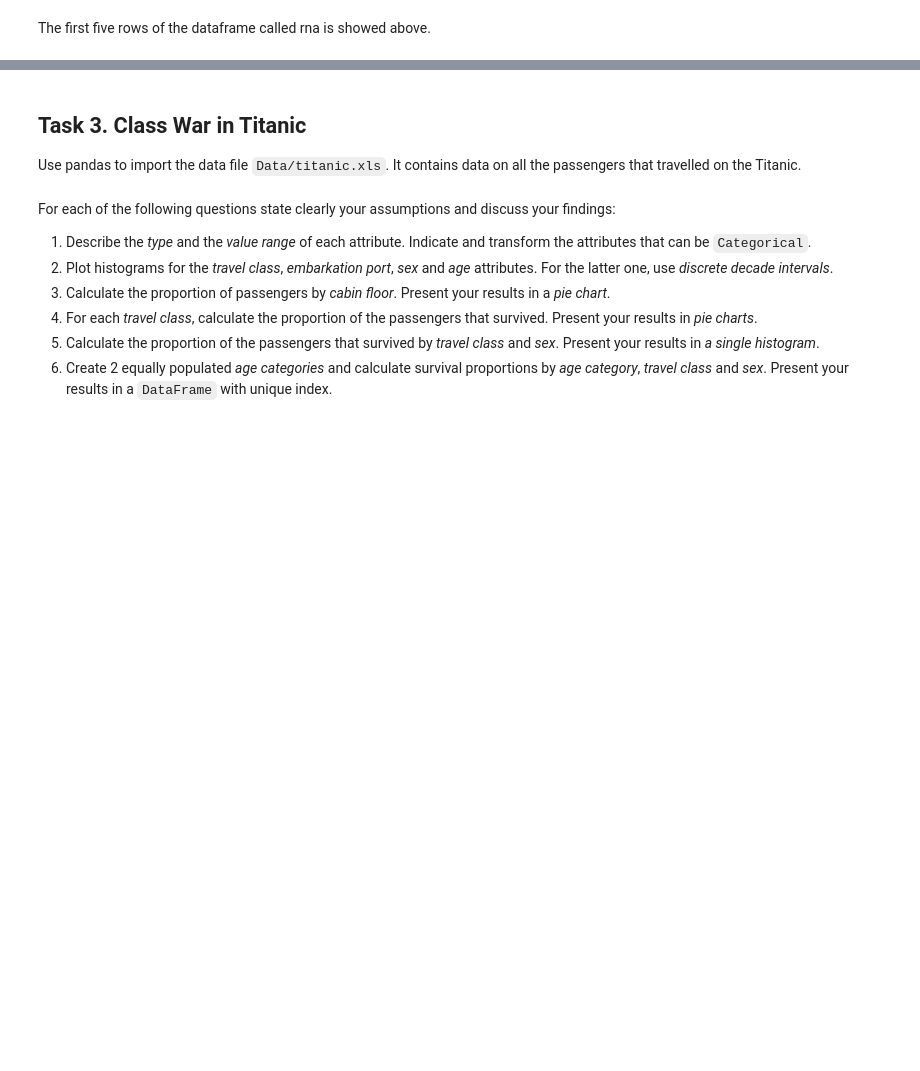
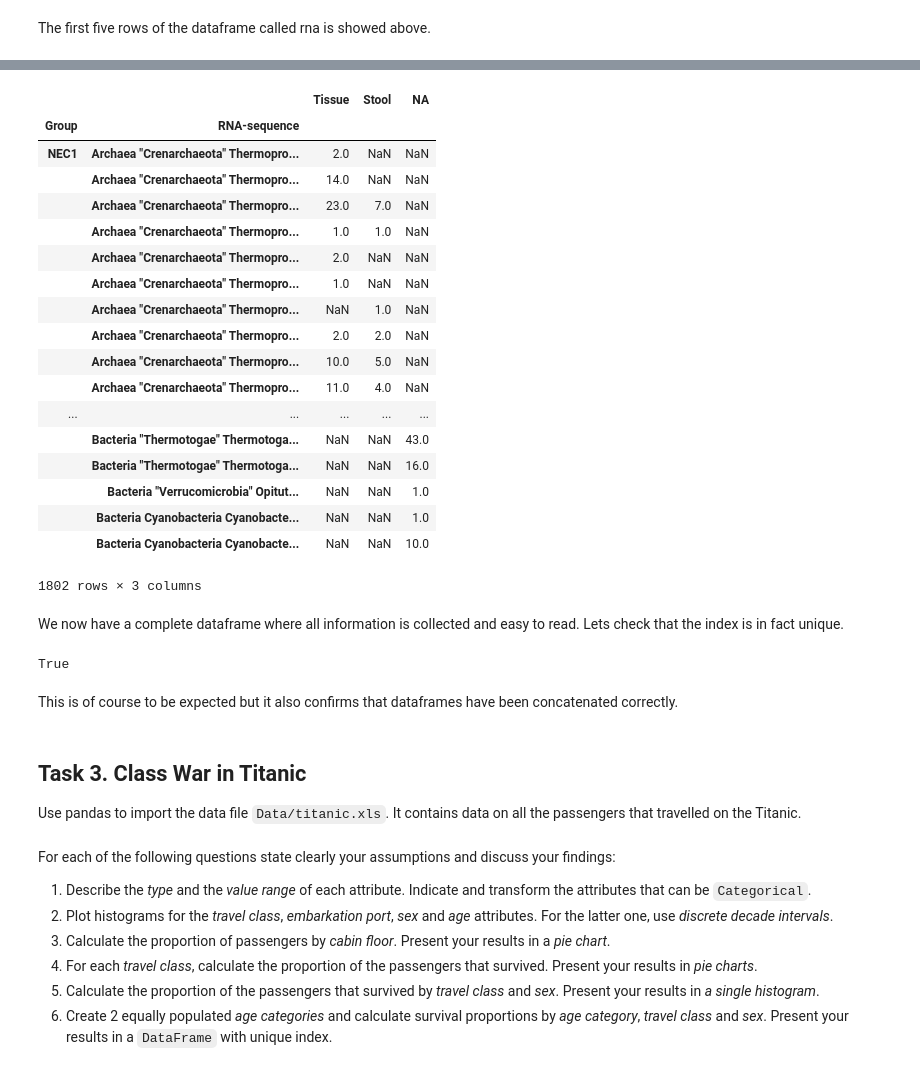
Before and after one commit to sourabhlal/ada2017, a Jupyter notebook: 01 - Pandas and Data Wrangling/Homework 1.ipynb, the cells around one changed output, grey strips where cells are left out. Saved outputs shown, nothing was run; the diff lists cells and outputs as text; code cells hidden in the pictures; blank space fills up the shorter version.

```diff
--- a/01 - Pandas and Data Wrangling/Homework 1.ipynb
+++ b/01 - Pandas and Data Wrangling/Homework 1.ipynb
@@ -49,3 +72,55 @@ The first five rows of the dataframe called rna is showed above.
+# %%
+filenames = ["MID1.xls","MID2.xls","MID3.xls","MID4.xls","MID5.xls","MID6.xls","MID7.xls","MID8.xls","MID9.xls"]
+d = {} #dictionary created
+
+for filename in filenames[1:5]: #reading files with tissue data
+    d[filename] = pd.read_excel(filename, 'Sheet 1', index_col=0, header=None, names=['Tissue'])
+
+for filename in filenames[5:9]: #reading files with stool data
+    d[filename] = pd.read_excel(filename, 'Sheet 1', index_col=0, header=None, names=['Stool'])
+
+d['MID1.xls'] = pd.read_excel(filename, 'Sheet 1', index_col=0, header=None, names=['NA']) #reading file with NA data
+# %%
+NEC1 = pd.concat([d['MID2.xls'],d['MID6.xls']],axis=1) #concatenating dataframes concerning group NEC1
+Control1 = pd.concat([d['MID3.xls'],d['MID7.xls']],axis=1) #concatenating dataframes concerning group Control1
+NEC2 = pd.concat([d['MID4.xls'],d['MID8.xls']],axis=1) #concatenating dataframes concerning group NEC2
+Control2 = pd.concat([d['MID5.xls'],d['MID9.xls']],axis=1) #concatenating dataframes concerning group Control2
+rna = pd.concat([NEC1,Control1,NEC2,Control2,d['MID1.xls']],keys=['NEC1','Control1','NEC2','Control2','Extraction Control']) #Concatenating all
+# %%
+rna.index.names = ['Group','RNA-sequence'] #Index names are changed
+rna.replace(np.nan,'Unknown') #NaA replaced
+rna = rna[['Tissue','Stool','NA']]  #Order of columns changed
+rna
+# %% [output]
+|  |  | Tissue | Stool | NA |
+| Group | RNA-sequence |  |  |  |
+| NEC1 | Archaea "Crenarchaeota" Thermopro... | 2.0 | NaN | NaN |
+|  | Archaea "Crenarchaeota" Thermopro... | 14.0 | NaN | NaN |
+|  | Archaea "Crenarchaeota" Thermopro... | 23.0 | 7.0 | NaN |
+|  | Archaea "Crenarchaeota" Thermopro... | 1.0 | 1.0 | NaN |
+|  | Archaea "Crenarchaeota" Thermopro... | 2.0 | NaN | NaN |
+|  | Archaea "Crenarchaeota" Thermopro... | 1.0 | NaN | NaN |
+|  | Archaea "Crenarchaeota" Thermopro... | NaN | 1.0 | NaN |
+|  | Archaea "Crenarchaeota" Thermopro... | 2.0 | 2.0 | NaN |
+|  | Archaea "Crenarchaeota" Thermopro... | 10.0 | 5.0 | NaN |
+|  | Archaea "Crenarchaeota" Thermopro... | 11.0 | 4.0 | NaN |
+| ... | ... | ... | ... | ... |
+|  | Bacteria "Thermotogae" Thermotoga... | NaN | NaN | 43.0 |
+|  | Bacteria "Thermotogae" Thermotoga... | NaN | NaN | 16.0 |
+|  | Bacteria "Verrucomicrobia" Opitut... | NaN | NaN | 1.0 |
+|  | Bacteria Cyanobacteria Cyanobacte... | NaN | NaN | 1.0 |
+|  | Bacteria Cyanobacteria Cyanobacte... | NaN | NaN | 10.0 |
+1802 rows × 3 columns
+# %% [markdown]
+
+We now have a complete dataframe where all information is collected and easy to read. Lets check that the index is in fact unique.
+# %%
+rna.index.is_unique
+# %% [output]
+True
+# %% [markdown]
+
+This is of course to be expected but it also confirms that dataframes have been concatenated correctly.
 # %% [markdown]
 ## Task 3. Class War in Titanic
 
```
Also changed, not shown: parts of 3 cells of this notebook.
